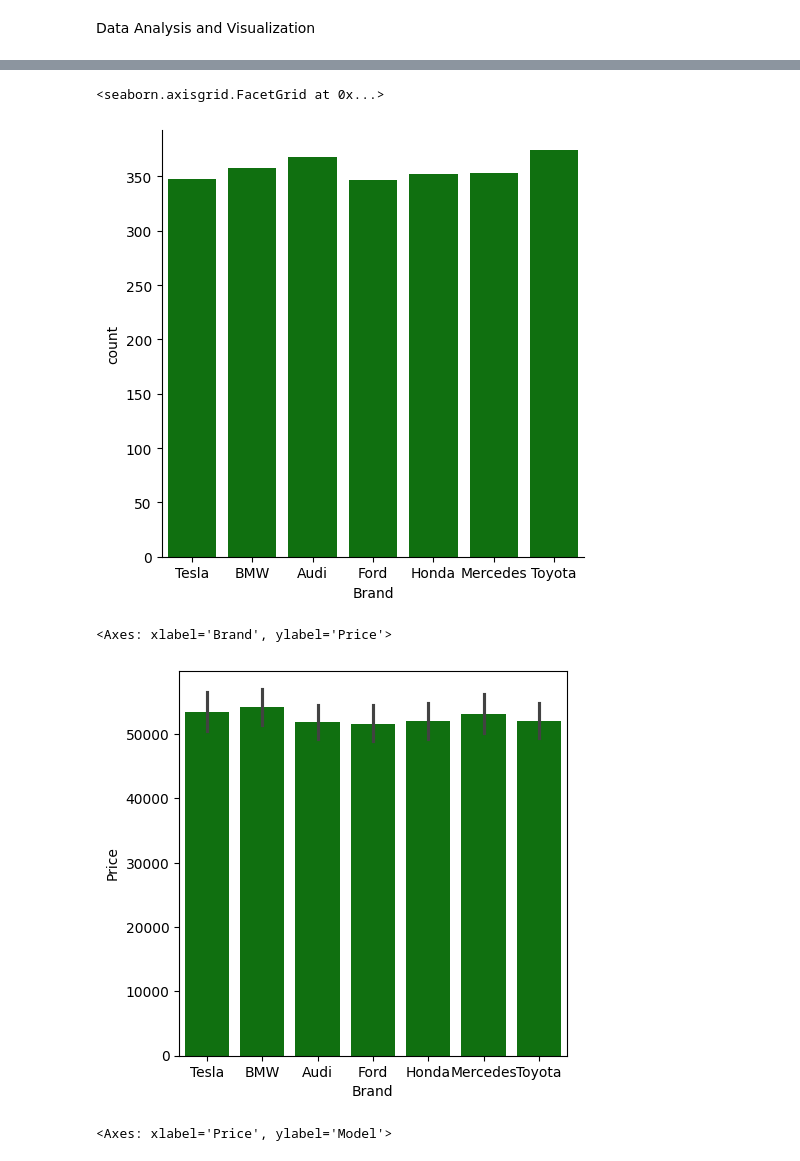
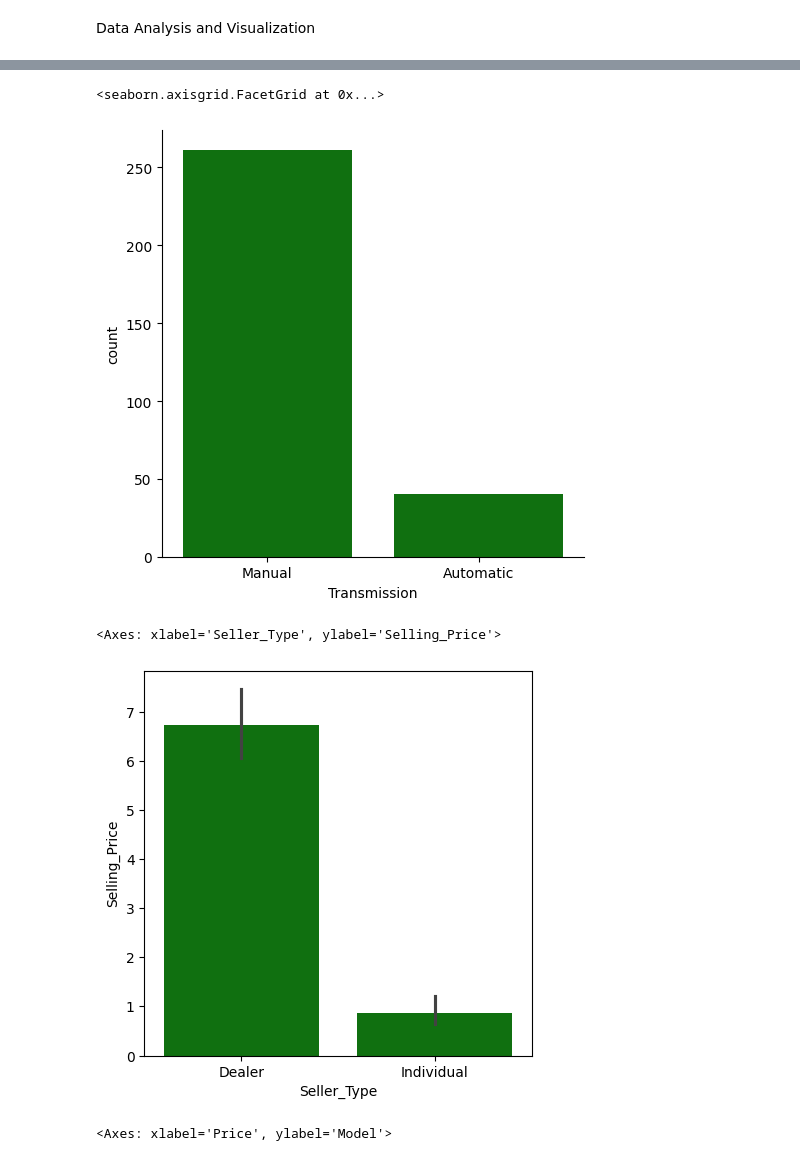
Before and after one commit to AichaELMouta/Car_Price_Prediction, a Jupyter notebook: car_price_prediction.ipynb, the cells around one changed output, grey strips where cells are left out. Saved outputs shown, nothing was run; the diff lists cells and outputs as text; code cells hidden in the pictures.

```diff
--- a/car_price_prediction.ipynb
+++ b/car_price_prediction.ipynb
@@ -67,0 +80,5 @@ memory usage: 195.4+ KB
+# %%
+#drop duplicated rows
+car_data.drop_duplicates(inplace=True)
+car_data = car_data.reset_index(drop=True)
+car_data
@@ -87,7 +113,3 @@ np.int64(0)
-# %%
-car_data.rename(columns={"Fuel Type":"Fuel_Type"}, inplace=True)
-# %%
-car_data.rename(columns={"Engine Size":"Engine_size"}, inplace=True)
 # %%
 car_data.columns
 # %% [output]
@@ -149,16 +180,16 @@ car_data.describe()
 # %%
 # number of values for each brand
-sns.catplot(x='Brand', data=car_data, kind = 'count', color = 'green')
+sns.catplot(x='Transmission', data=car_data, kind = 'count', color = 'green')
 # %% [output]
 <seaborn.axisgrid.FacetGrid at 0x...>
-[figure, old version]
+[figure, new version]
 # %%
 # Price  vs Brand
 plot = plt.figure(figsize=(5,5))
-sns.barplot(x='Brand', y = 'Price', data = car_data, color = 'green')
+sns.barplot(x='Seller_Type', y = 'Selling_Price', data = car_data, color = 'green')
 # %% [output]
-<Axes: xlabel='Brand', ylabel='Price'>
+<Axes: xlabel='Seller_Type', ylabel='Selling_Price'>
-[figure, old version]
+[figure, new version]
 # %%
 # Price  vs Model
 plot = plt.figure(figsize=(5,5))
```
Also changed, not shown: parts of 14 cells of this notebook.
